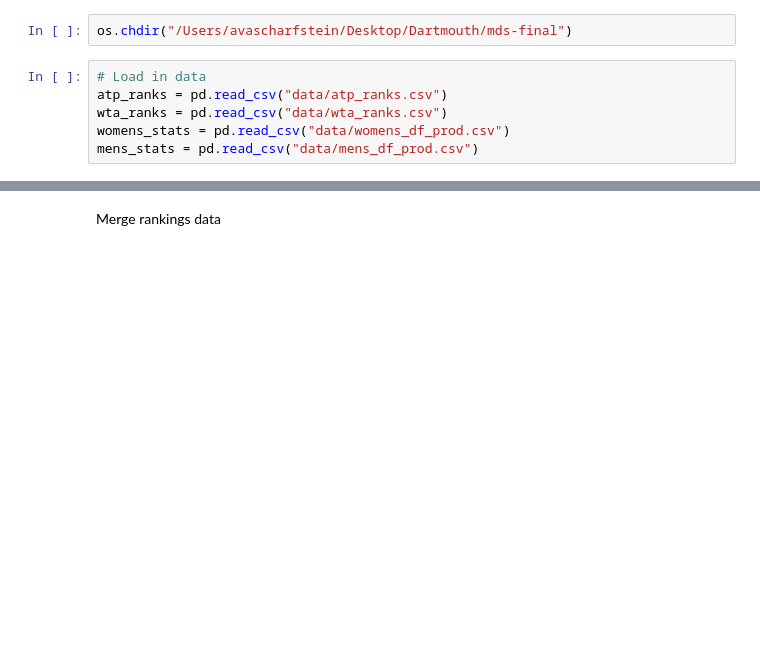
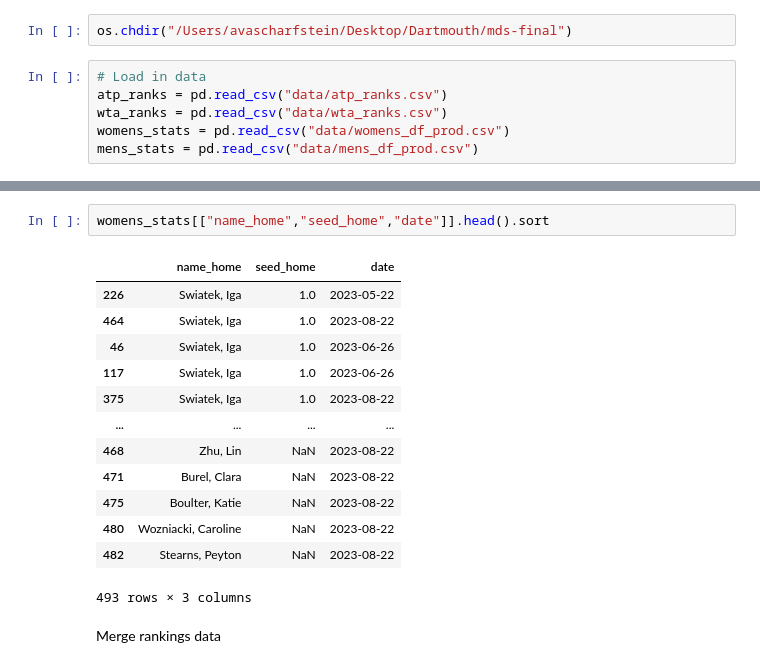
Before and after one commit to scharfsteina/mds-final, a Jupyter notebook: preprocessing/merging.ipynb, the cells around one changed output, grey strips where cells are left out. Drawn from its saved outputs; the diff is of its cells as text; blank space fills up the shorter version.

```diff
--- a/preprocessing/merging.ipynb
+++ b/preprocessing/merging.ipynb
@@ -13,3 +22,19 @@ mens_stats = pd.read_csv("data/mens_df_prod.csv")
+# %%
+womens_stats[["name_home","seed_home","date"]].head().sort
+# %% [output]
+|  | name_home | seed_home | date |
+| 226 | Swiatek, Iga | 1.0 | 2023-05-22 |
+| 464 | Swiatek, Iga | 1.0 | 2023-08-22 |
+| 46 | Swiatek, Iga | 1.0 | 2023-06-26 |
+| 117 | Swiatek, Iga | 1.0 | 2023-06-26 |
+| 375 | Swiatek, Iga | 1.0 | 2023-08-22 |
+| ... | ... | ... | ... |
+| 468 | Zhu, Lin | NaN | 2023-08-22 |
+| 471 | Burel, Clara | NaN | 2023-08-22 |
+| 475 | Boulter, Katie | NaN | 2023-08-22 |
+| 480 | Wozniacki, Caroline | NaN | 2023-08-22 |
+| 482 | Stearns, Peyton | NaN | 2023-08-22 |
+493 rows × 3 columns
 # %% [markdown]
 Merge rankings data
 # %%
```
Also changed, not shown: parts of 1 cell of this notebook, 8 other files.
